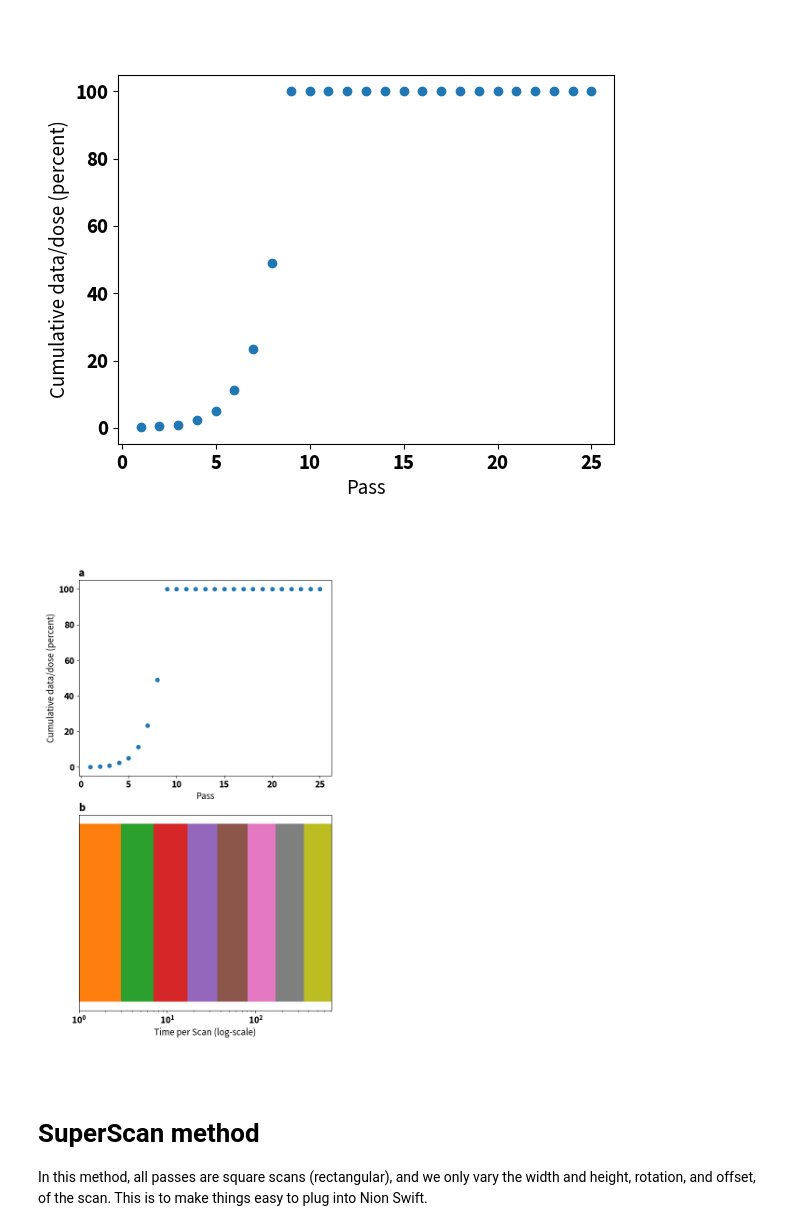
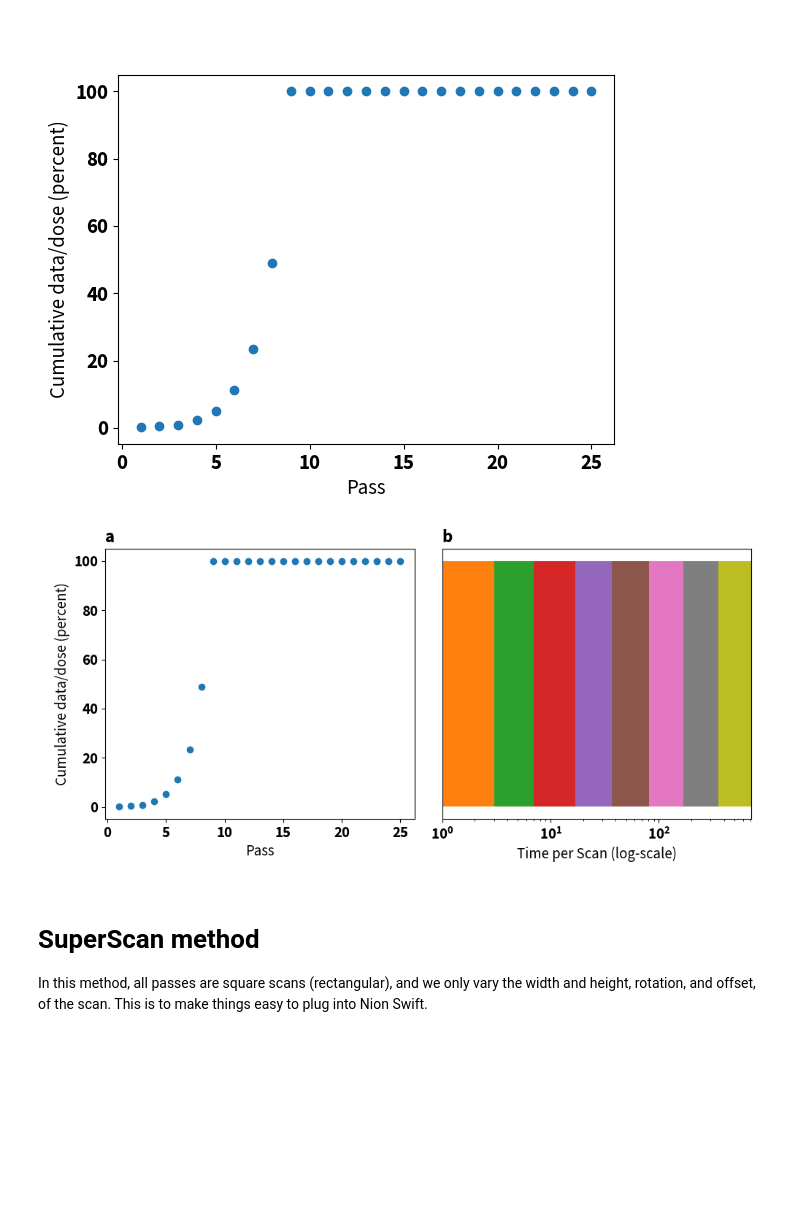
Before and after one commit to jacobhinkle/hex_interlacing, a Jupyter notebook: notebooks/HexInterlacing.ipynb, the cells around one changed output. Saved outputs shown, nothing was run; the diff lists cells and outputs as text; code cells hidden in the pictures; blank space fills up the shorter version.

```diff
--- a/notebooks/HexInterlacing.ipynb
+++ b/notebooks/HexInterlacing.ipynb
@@ -214,26 +214,27 @@ fig.savefig("../latex/cumulative_dose.pdf", bbox_inches="tight")
 # %% [output]
 [figure]
 # %%
-fig, ax = plt.subplots(2, 1, figsize=(7, 12))
+fig, ax = plt.subplots(1, 2, figsize=(10, 5))
 ax[0].plot(range(1, len(num_points) + 1), np.array(num_points) * 100 / num_points[-1], "o")
 ax[0].set_xlabel("Pass")
 ax[0].set_ylabel("Cumulative data/dose (percent)")
 ax[0].set_title(label=string.ascii_lowercase[0], loc="left", fontdict=tl_font)
 
 
 posi = num_points[0]
 ax[1].barh(0, posi)
 for ii in num_points[1:]:
     ax[1].barh(0, ii - posi, left=posi)
     posi = ii
 ax[1].set_xlabel("Time per Scan (log-scale)")
 ax[1].get_yaxis().set_visible(False)
 ax[1].semilogx()
 ax[1].set_title(label=string.ascii_lowercase[1], loc="left", fontdict=tl_font)
 
+plt.tight_layout()
 fig.savefig("../latex/dose_and_time.pdf", bbox_inches="tight")
 # %% [output]
-[figure, old version]
+[figure, new version]
 # %% [markdown]
 # SuperScan method
 
```
Also changed, not shown: 3 other files.
